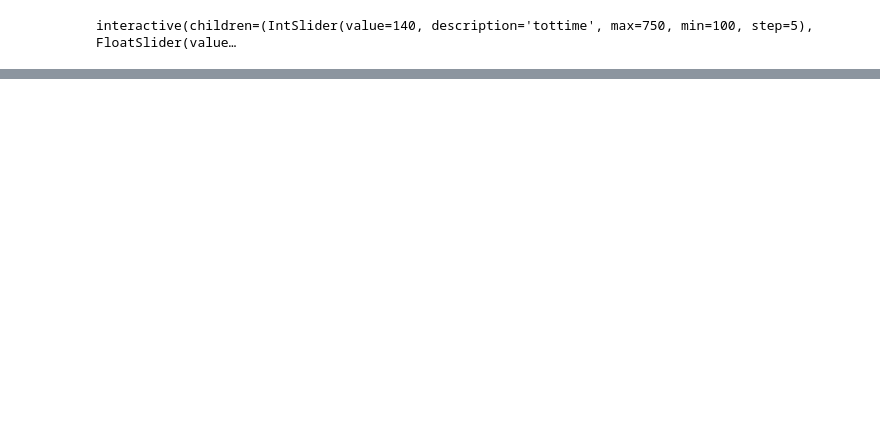
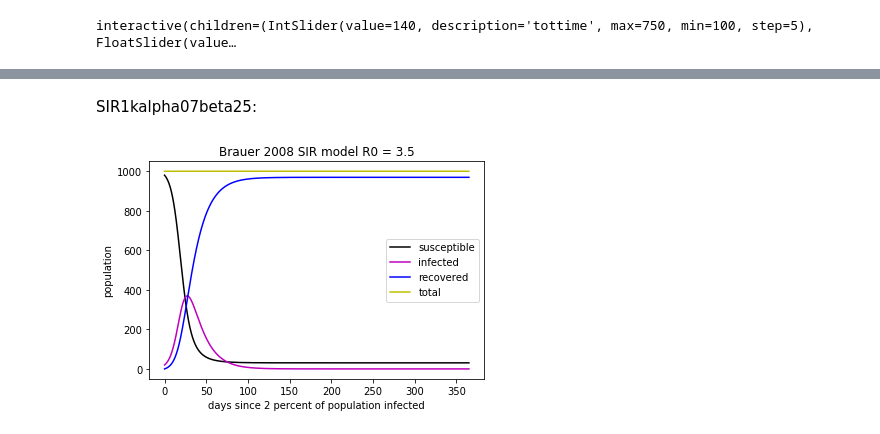
Before and after one commit to jsimpson2020/CODESIR, a Jupyter notebook: Kermack-McKendrick SIR Model (Bauer 2008).ipynb, the cells around one changed output, grey strips where cells are left out. Cells and saved outputs as stored; diff of their text form; code cells hidden in the pictures; blank space fills up the shorter version.

```diff
--- a/Kermack-McKendrick SIR Model (Bauer 2008).ipynb
+++ b/Kermack-McKendrick SIR Model (Bauer 2008).ipynb
@@ -256,0 +323,6 @@ interactive(children=(IntSlider(value=140, description='tottime', max=750, min=1
+# %% [markdown]
+SIR1kalpha07beta25:
+# %%
+BrauerSIR(1000, 0.07, 0.25, "SIR1kalpha07beta25.csv", "SIR1kalpha07beta25.png")
+# %% [output]
+[figure, added]
```
Also changed, not shown: parts of 38 cells of this notebook, 37 other files.
